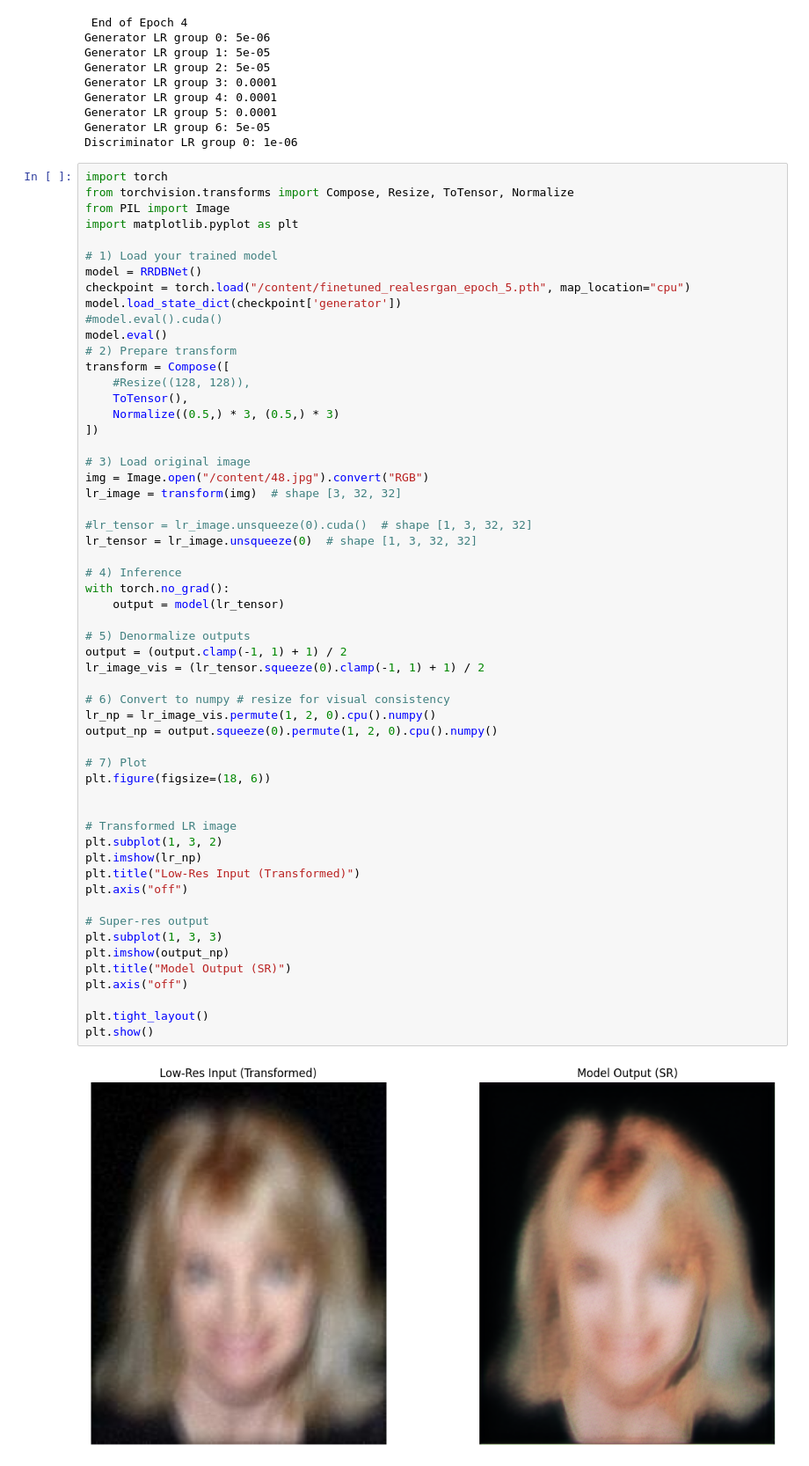
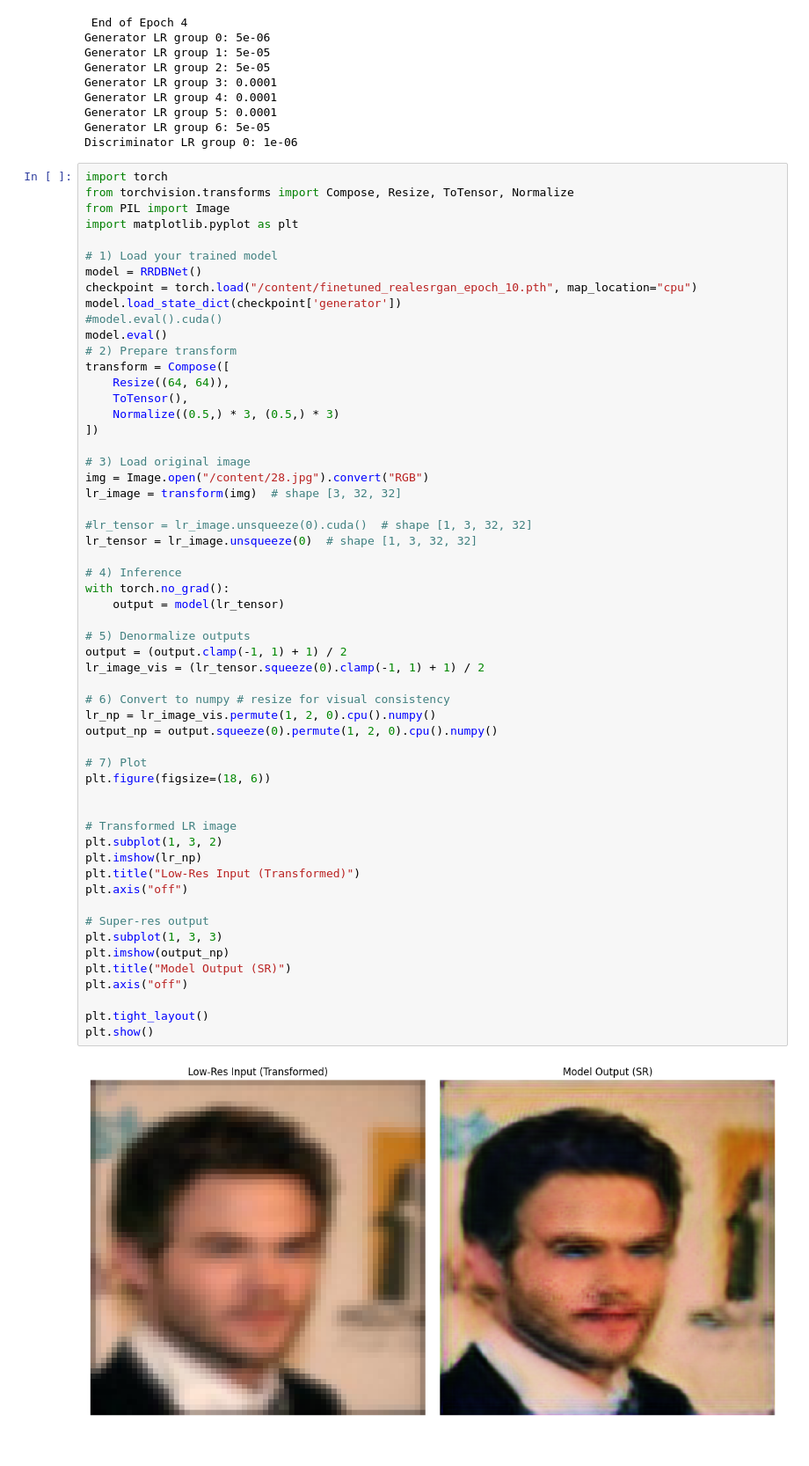
Before and after one commit to abdulmoqeet-code/ML-3CFU, a Jupyter notebook: ML_3CFU_Project_GIT.ipynb, the cells around one changed output. Shown at 88% size. Saved outputs shown, nothing was run; the diff lists cells and outputs as text.

```diff
--- a/ML_3CFU_Project_GIT.ipynb
+++ b/ML_3CFU_Project_GIT.ipynb
@@ -672,19 +672,19 @@ import matplotlib.pyplot as plt
 
 # 1) Load your trained model
 model = RRDBNet()
-checkpoint = torch.load("/content/finetuned_realesrgan_epoch_5.pth", map_location="cpu")
+checkpoint = torch.load("/content/finetuned_realesrgan_epoch_10.pth", map_location="cpu")
 model.load_state_dict(checkpoint['generator'])
 #model.eval().cuda()
 model.eval()
 # 2) Prepare transform
 transform = Compose([
-    #Resize((128, 128)),
+    Resize((64, 64)),
     ToTensor(),
     Normalize((0.5,) * 3, (0.5,) * 3)
 ])
 
 # 3) Load original image
-img = Image.open("/content/48.jpg").convert("RGB")
+img = Image.open("/content/28.jpg").convert("RGB")
 lr_image = transform(img)  # shape [3, 32, 32]
 
 #lr_tensor = lr_image.unsqueeze(0).cuda()  # shape [1, 3, 32, 32]
@@ -694,32 +694,32 @@ lr_tensor = lr_image.unsqueeze(0)  # shape [1, 3, 32, 32]
 with torch.no_grad():
     output = model(lr_tensor)
 
 # 5) Denormalize outputs
 output = (output.clamp(-1, 1) + 1) / 2
 lr_image_vis = (lr_tensor.squeeze(0).clamp(-1, 1) + 1) / 2
 
 # 6) Convert to numpy # resize for visual consistency
 lr_np = lr_image_vis.permute(1, 2, 0).cpu().numpy()
 output_np = output.squeeze(0).permute(1, 2, 0).cpu().numpy()
 
 # 7) Plot
 plt.figure(figsize=(18, 6))
 
 
 # Transformed LR image
 plt.subplot(1, 3, 2)
 plt.imshow(lr_np)
 plt.title("Low-Res Input (Transformed)")
 plt.axis("off")
 
 # Super-res output
 plt.subplot(1, 3, 3)
 plt.imshow(output_np)
 plt.title("Model Output (SR)")
 plt.axis("off")
 
 plt.tight_layout()
 plt.show()
 # %% [output]
-[figure, old version]
+[figure, new version]
 # %%
```
Also changed, not shown: parts of 1 cell of this notebook.
